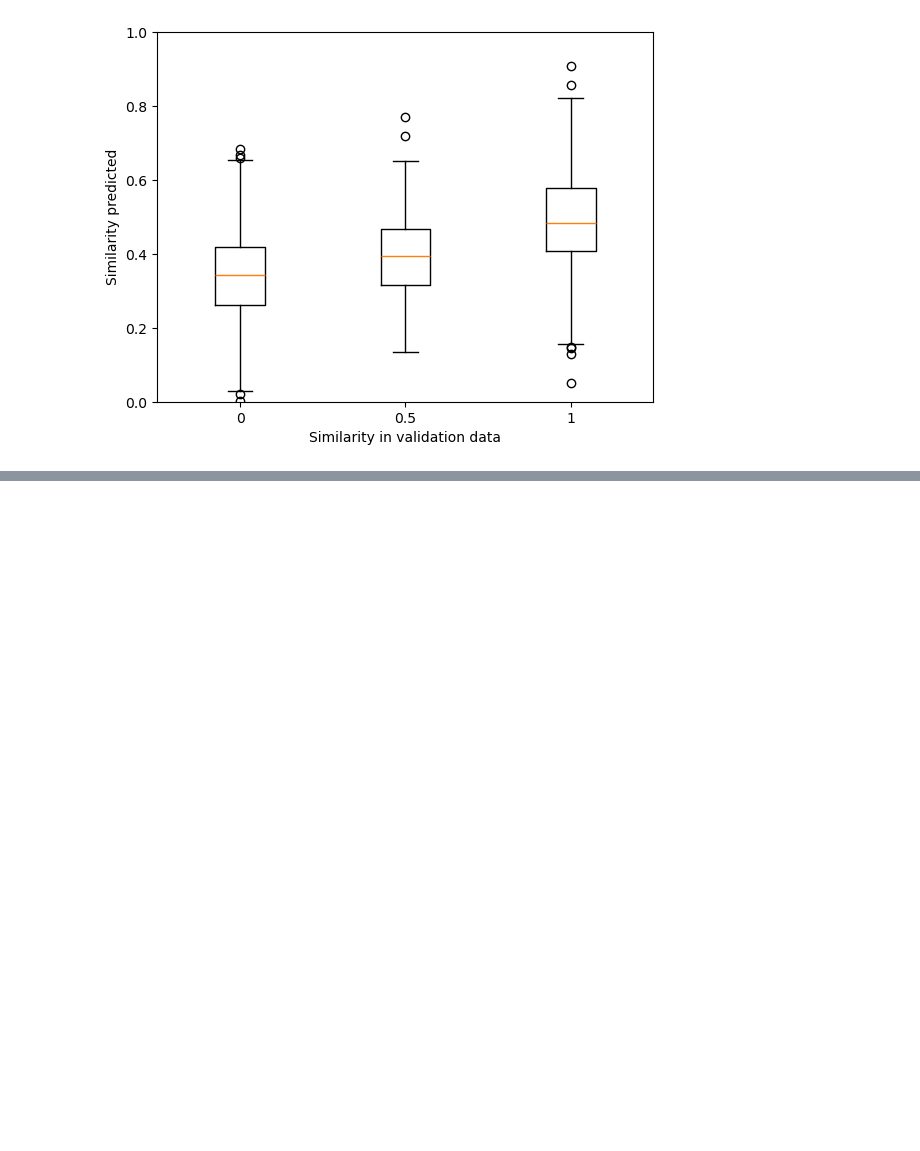
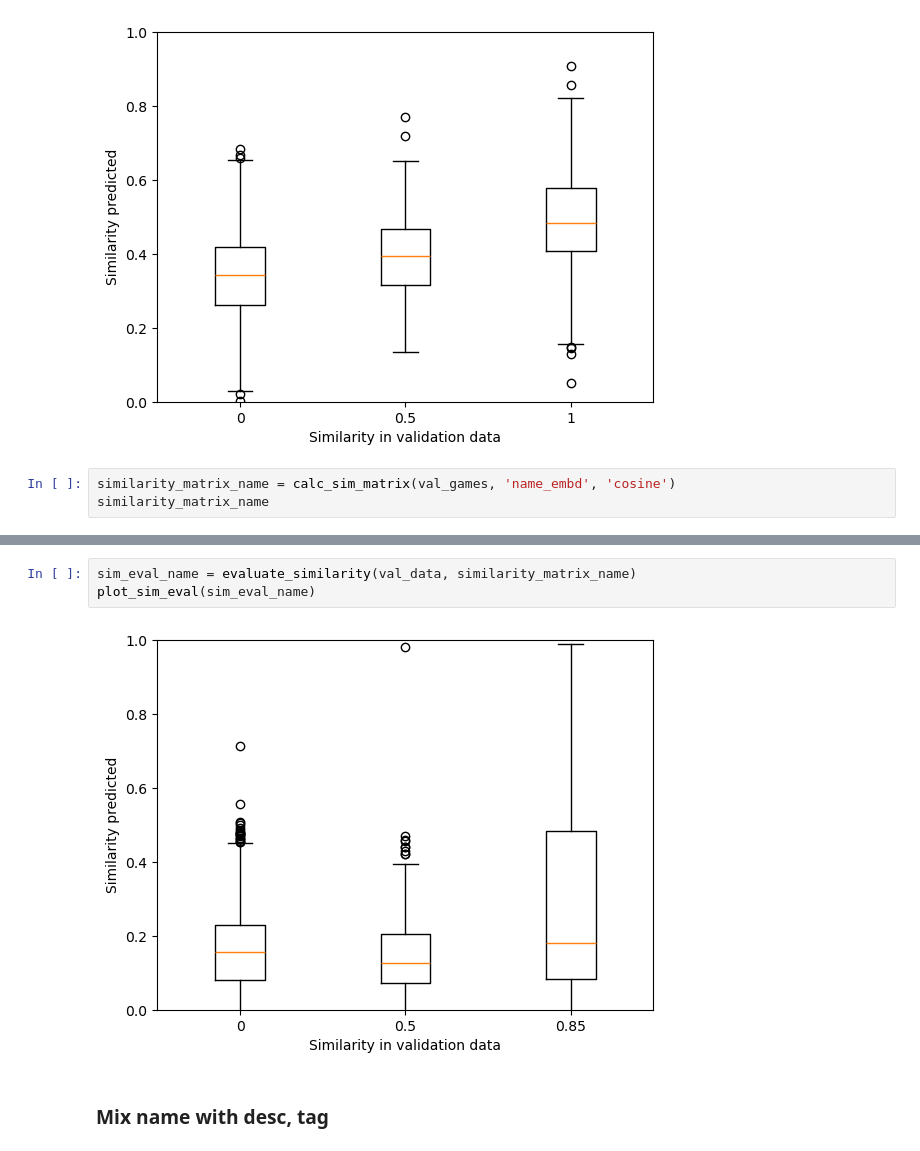
Before and after one commit to V8-Luky/dspro1, a Jupyter notebook: embedding_experiments/validation_comparison.ipynb, the cells around one changed output, grey strips where cells are left out. Cells and saved outputs as stored; diff of their text form; blank space fills up the shorter version.

```diff
--- a/embedding_experiments/validation_comparison.ipynb
+++ b/embedding_experiments/validation_comparison.ipynb
@@ -584,3 +634,6 @@ sim_eval_desc_wrong = evaluate_similarity(val_data, similarity_matrix_desc_wrong
 plot_sim_eval(sim_eval_desc_wrong)
 # %% [output]
 [figure]
+# %%
+similarity_matrix_name = calc_sim_matrix(val_games, 'name_embd', 'cosine')
+similarity_matrix_name
@@ -586,0 +660,7 @@ plot_sim_eval(sim_eval_desc_wrong)
+# %%
+sim_eval_name = evaluate_similarity(val_data, similarity_matrix_name)
+plot_sim_eval(sim_eval_name)
+# %% [output]
+[figure, added]
+# %% [markdown]
+### Mix name with desc, tag
```
Also changed, not shown: parts of 27 cells of this notebook.
